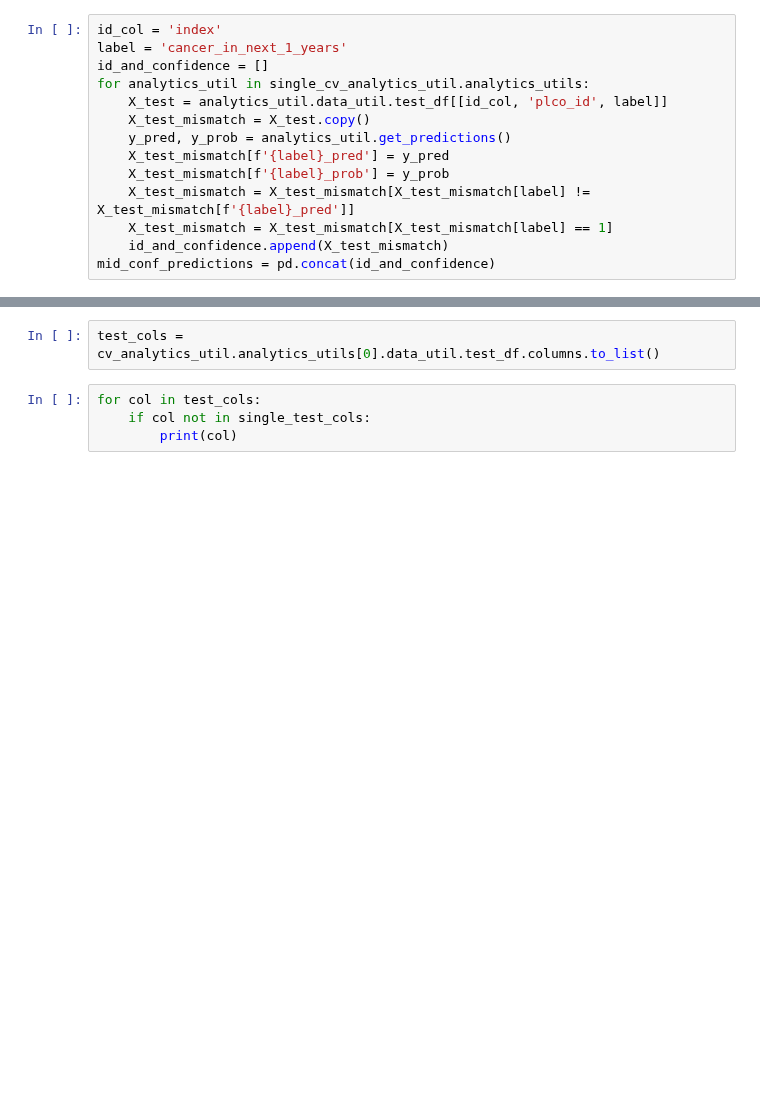
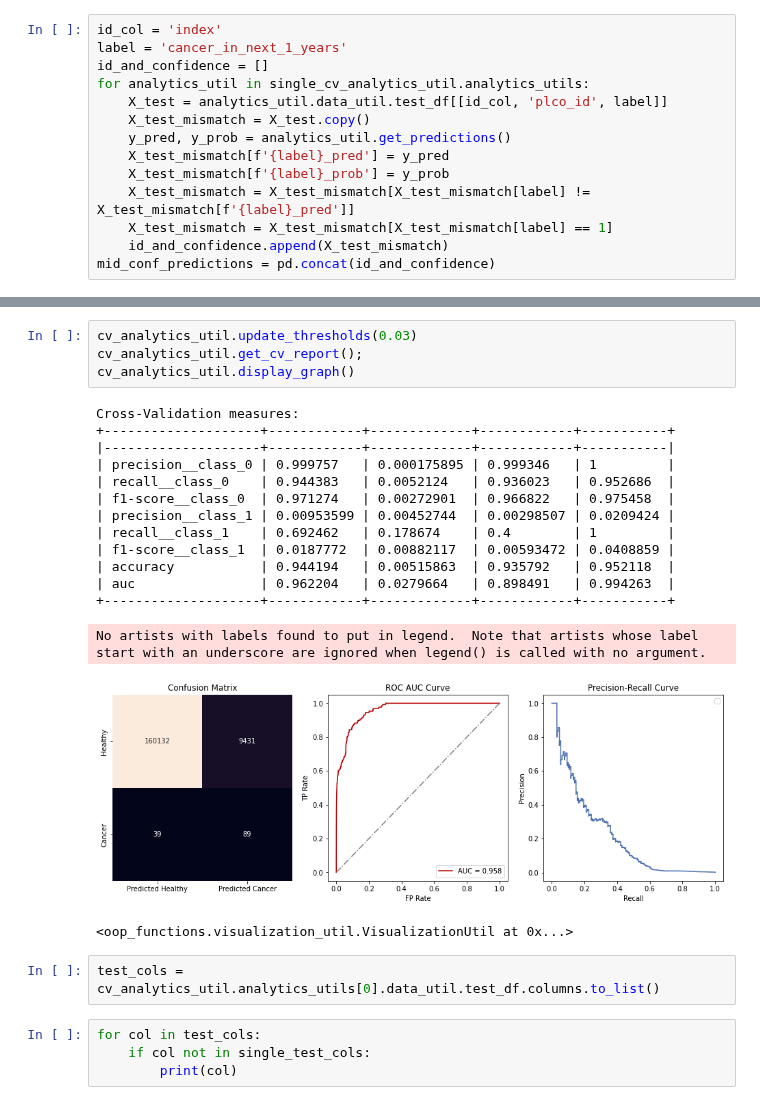
Before and after one commit to fedorenkood/ovarian_cancer_models, a Jupyter notebook: running_tests_single_label.ipynb, the cells around one changed output, grey strips where cells are left out. Saved outputs shown, nothing was run; the diff lists cells and outputs as text; blank space fills up the shorter version.

```diff
--- a/running_tests_single_label.ipynb
+++ b/running_tests_single_label.ipynb
@@ -112,3 +115,23 @@ No artists with labels found to put in legend.  Note that artists whose label st
+# %%
+cv_analytics_util.update_thresholds(0.03)
+cv_analytics_util.get_cv_report();
+cv_analytics_util.display_graph()
+# %% [output]
+Cross-Validation measures:
++--------------------+------------+-------------+------------+-----------+
+|--------------------+------------+-------------+------------+-----------|
+| precision__class_0 | 0.999757   | 0.000175895 | 0.999346   | 1         |
+| recall__class_0    | 0.944383   | 0.0052124   | 0.936023   | 0.952686  |
+| f1-score__class_0  | 0.971274   | 0.00272901  | 0.966822   | 0.975458  |
+| precision__class_1 | 0.00953599 | 0.00452744  | 0.00298507 | 0.0209424 |
+| recall__class_1    | 0.692462   | 0.178674    | 0.4        | 1         |
+| f1-score__class_1  | 0.0187772  | 0.00882117  | 0.00593472 | 0.0408859 |
+| accuracy           | 0.944194   | 0.00515863  | 0.935792   | 0.952118  |
+| auc                | 0.962204   | 0.0279664   | 0.898491   | 0.994263  |
++--------------------+------------+-------------+------------+-----------+
+No artists with labels found to put in legend.  Note that artists whose label start with an underscore are ignored when legend() is called with no argument.
+[figure, added]
+<oop_functions.visualization_util.VisualizationUtil at 0x...>
 # %%
 test_cols = cv_analytics_util.analytics_utils[0].data_util.test_df.columns.to_list()
 # %%
```
Also changed, not shown: parts of 11 cells of this notebook, 5 other files.
